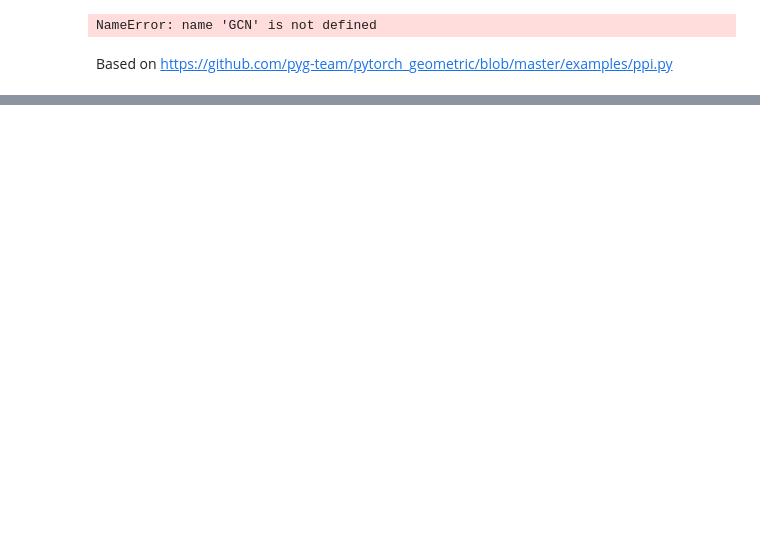
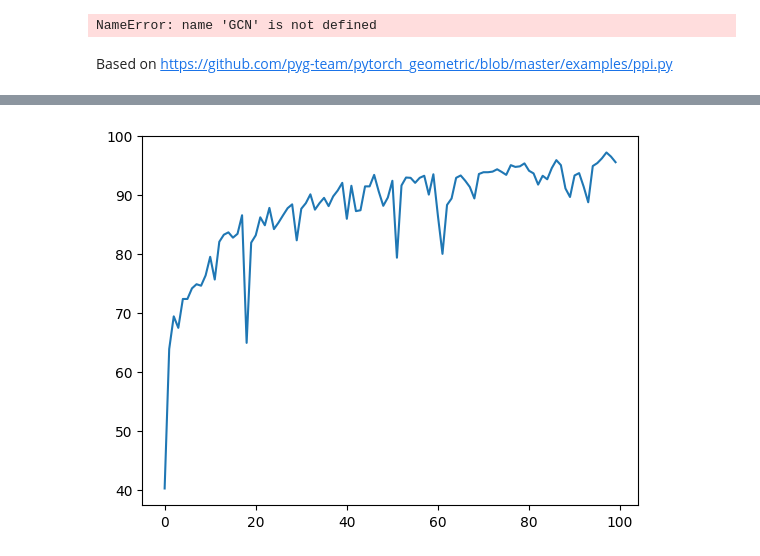
Before and after one commit to mkozlik/MIDS-GNN, a Jupyter notebook: MIDS_GNN.ipynb, the cells around one changed output, grey strips where cells are left out. Saved outputs shown, nothing was run; the diff lists cells and outputs as text; code cells hidden in the pictures; blank space fills up the shorter version.

```diff
--- a/MIDS_GNN.ipynb
+++ b/MIDS_GNN.ipynb
@@ -647,0 +664,5 @@ Epoch: 067, Loss: 0.2914, Train: 40.1100% Test: 37.0441%, Time: 1.93 min
+# %%
+pp.plot(trains)
+pp.show()
+# %% [output]
+[figure, added]
```
Also changed, not shown: parts of 9 cells of this notebook.
